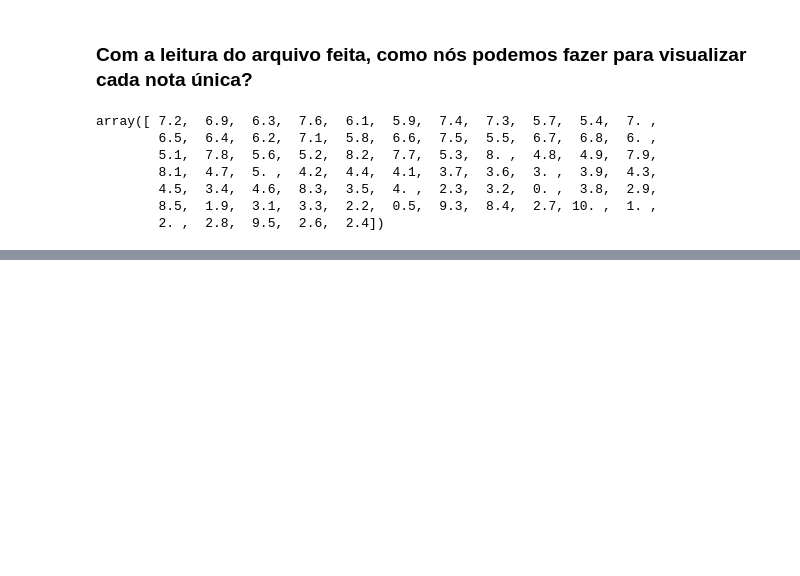
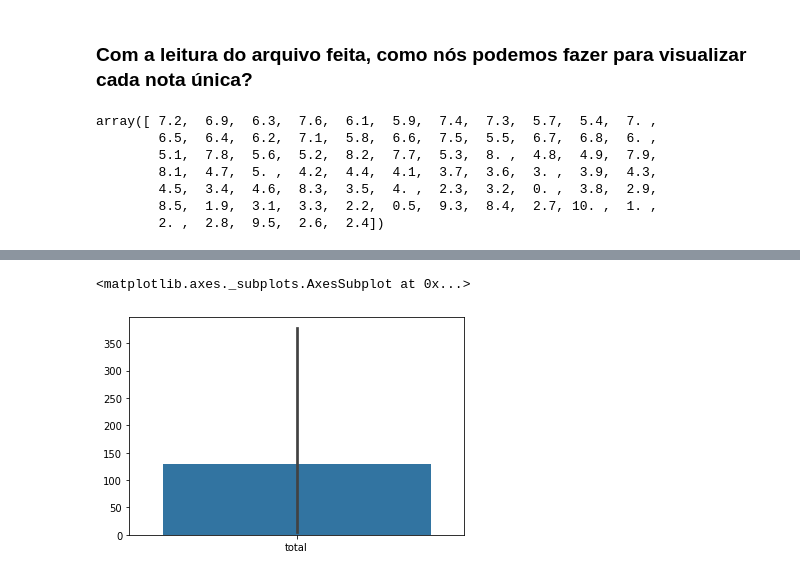
Before and after one commit to laurivansareta/introducao-a-data-science, a Jupyter notebook: Introdução_a_Data_Science.ipynb, the cells around one changed output, grey strips where cells are left out. Saved outputs shown, nothing was run; the diff lists cells and outputs as text; code cells hidden in the pictures; blank space fills up the shorter version.

Commit message:
[Atividade 04] - Visualizando gráficos por categoria

```diff
--- a/Introdução_a_Data_Science.ipynb
+++ b/Introdução_a_Data_Science.ipynb
@@ -334,0 +342,6 @@ array([ 7.2,  6.9,  6.3,  7.6,  6.1,  5.9,  7.4,  7.3,  5.7,  5.4,  7. ,
+# %%
+# Cria nova tabela com a lingua e a quantidade
+contagem_de_lingua = tmdb["original_language"].value_counts().to_frame().reset_index()
+contagem_de_lingua.columns = ["original_language", "total"]
+
+contagem_de_lingua.head()
@@ -334,0 +355,5 @@ array([ 7.2,  6.9,  6.3,  7.6,  6.1,  5.9,  7.4,  7.3,  5.7,  5.4,  7. ,
+# %%
+sns.barplot(data=contagem_de_lingua)
+# %% [output]
+<matplotlib.axes._subplots.AxesSubplot at 0x...>
+[figure, added]
```
Also changed, not shown: parts of 10 cells of this notebook.
